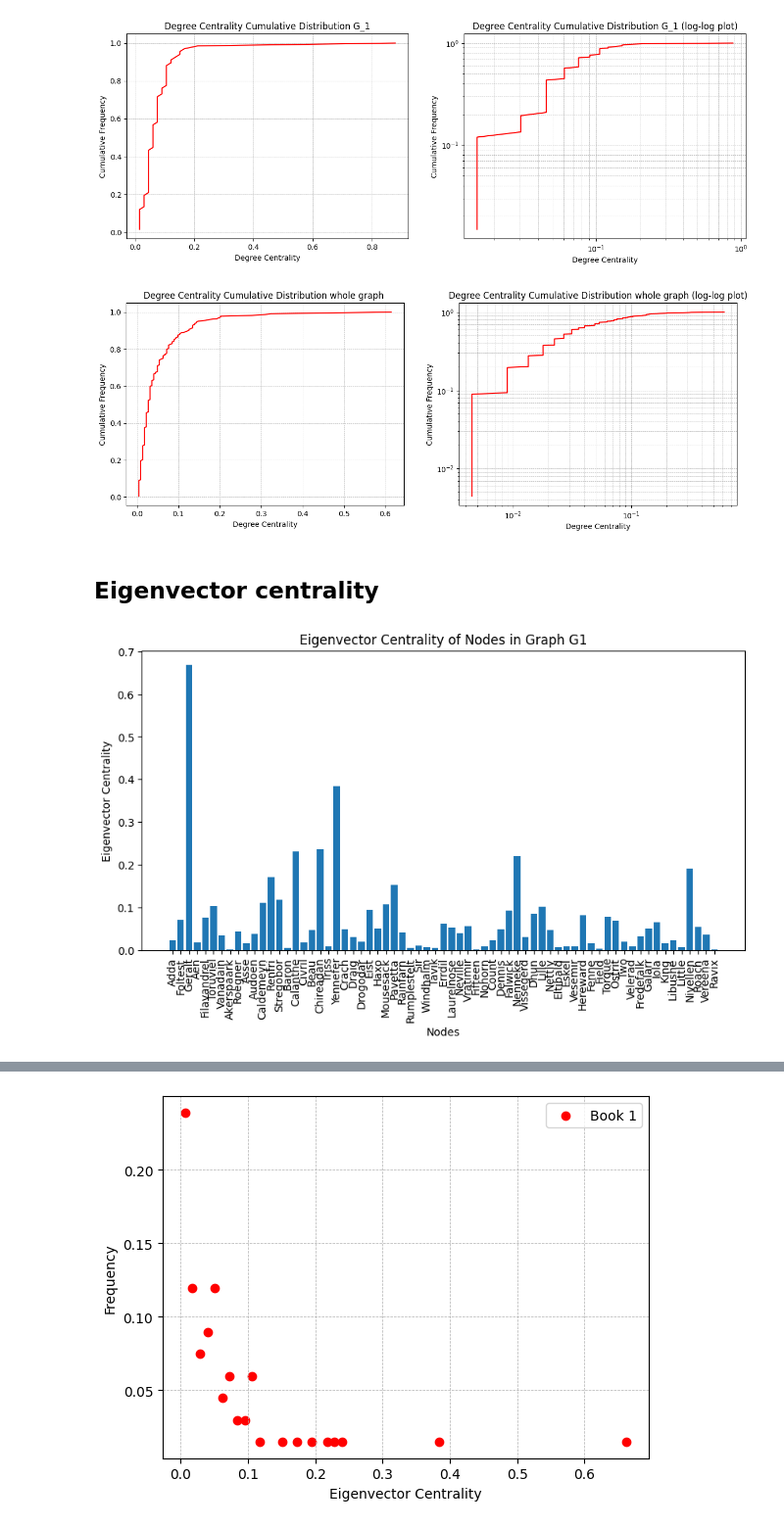
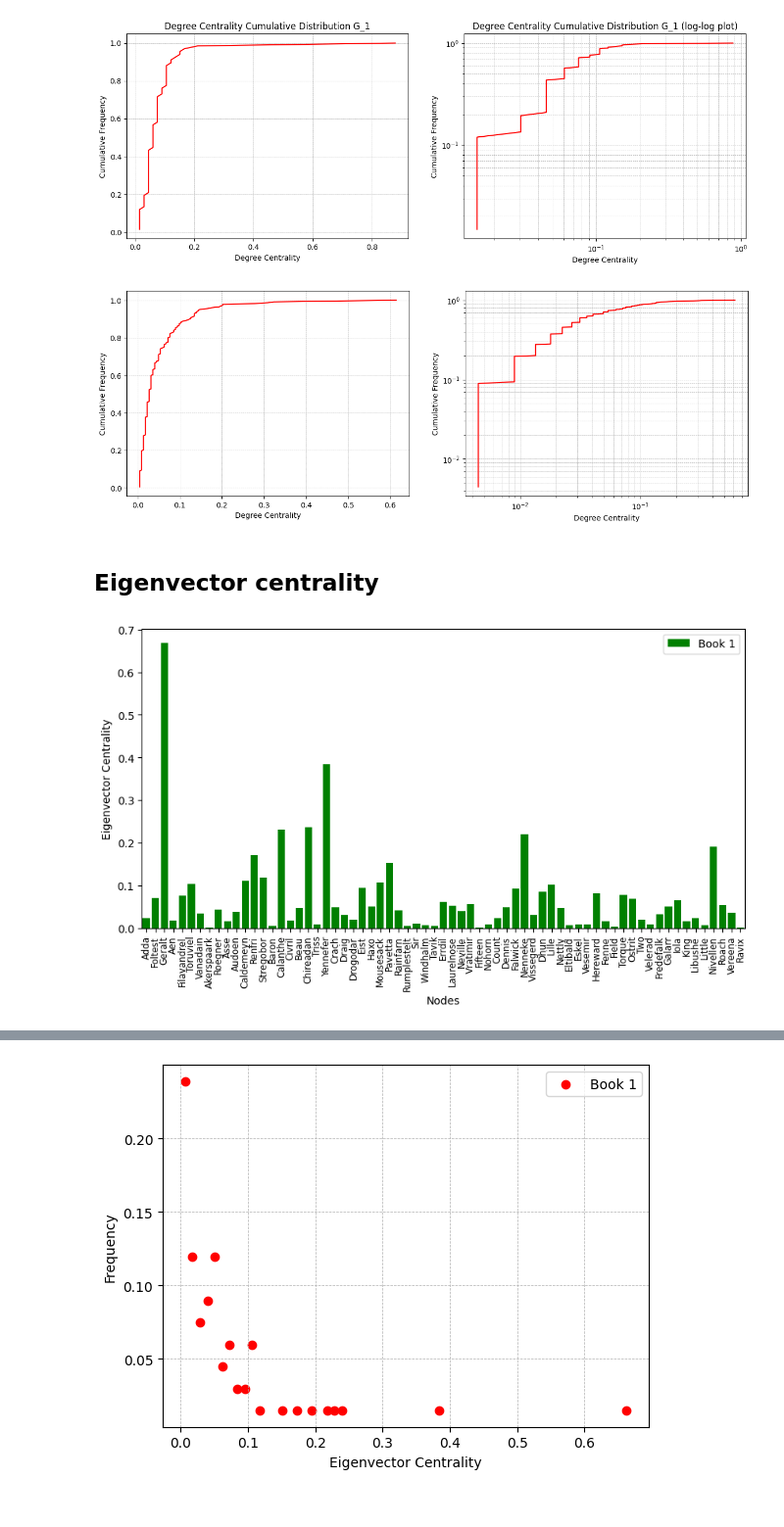
Before and after one commit to saravorabbi/Unibo_SNA_the_witcher, a Jupyter notebook: SNA_notebook.ipynb, the cells around one changed output, grey strips where cells are left out. Shown at 98% size. Drawn from its saved outputs; the diff is of its cells as text; code cells hidden in the pictures.

```diff
--- a/SNA_notebook.ipynb
+++ b/SNA_notebook.ipynb
@@ -827,7 +847,6 @@ plt.subplot(1, 2, 1)
 plt.plot(values_all, cumulative_frequencies_all, color = 'r')
 plt.xlabel('Degree Centrality')
 plt.ylabel('Cumulative Frequency')
-plt.title('Degree Centrality Cumulative Distribution whole graph ')
 plt.grid(True, which="both", ls="--", linewidth=0.5)
 
 plt.subplot( 1, 2, 2)
@@ -836,14 +855,13 @@ plt.xscale('log')
 plt.yscale('log')
 plt.xlabel('Degree Centrality')
 plt.ylabel('Cumulative Frequency')
-plt.title('Degree Centrality Cumulative Distribution whole graph (log-log plot)')
 plt.grid(True, which="both", ls="--", linewidth=0.5)
 
 
 # Show the plot
 plt.show()
 # %% [output]
-[figure, old version]
+[figure, new version]
 # %% [markdown]
 ## Eigenvector centrality
 # %%
@@ -857,15 +875,17 @@ eig_centrality_7 = nx.eigenvector_centrality(G_7, weight='Weight')
 eig_centrality_all = nx.eigenvector_centrality(G_all, weight = 'Weight')
 # %%
 # BOOK 1
-nodes = eig_centrality_1.keys()
-centralities = eig_centrality_1.values()
+eig_nodes_1 = eig_centrality_1.keys()
+eig_centralities_1 = eig_centrality_1.values()
 
 plt.figure(figsize=(10,5))
-plt.bar(nodes, centralities)
+plt.bar(eig_nodes_1, eig_centralities_1, color = 'g', label ='Book 1')
 plt.xlabel('Nodes')
 plt.ylabel('Eigenvector Centrality')
-plt.title('Eigenvector Centrality of Nodes in Graph G1')
-plt.xticks(rotation=90)
+plt.xticks(rotation=90, fontsize = 8.5)
+plt.yticks(np.arange(0, max(eig_centralities_1)+ 0.05, 0.1))
+plt.xlim(-0.5, len(eig_nodes_1)-0.5)
+plt.legend()
 plt.show()
 # %% [output]
-[figure, old version]
+[figure, new version]
```
Also changed, not shown: parts of 69 cells of this notebook, 17 other files.
